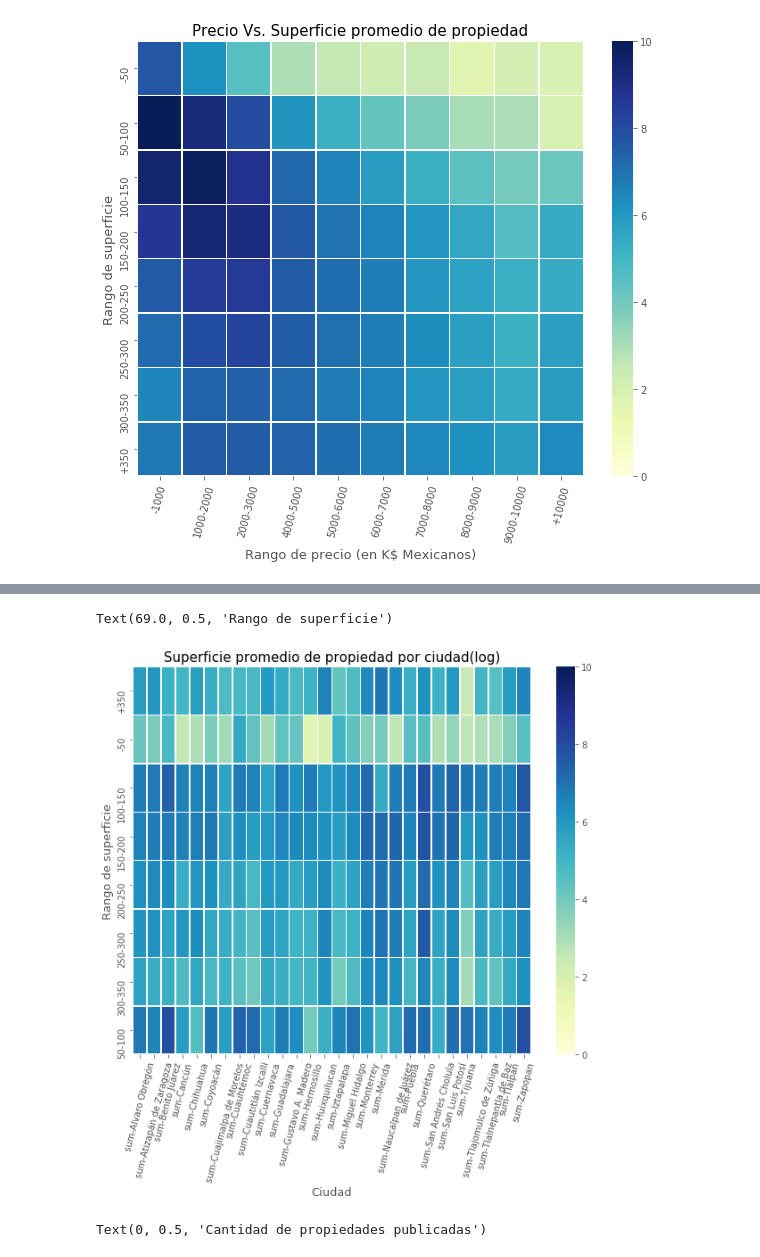
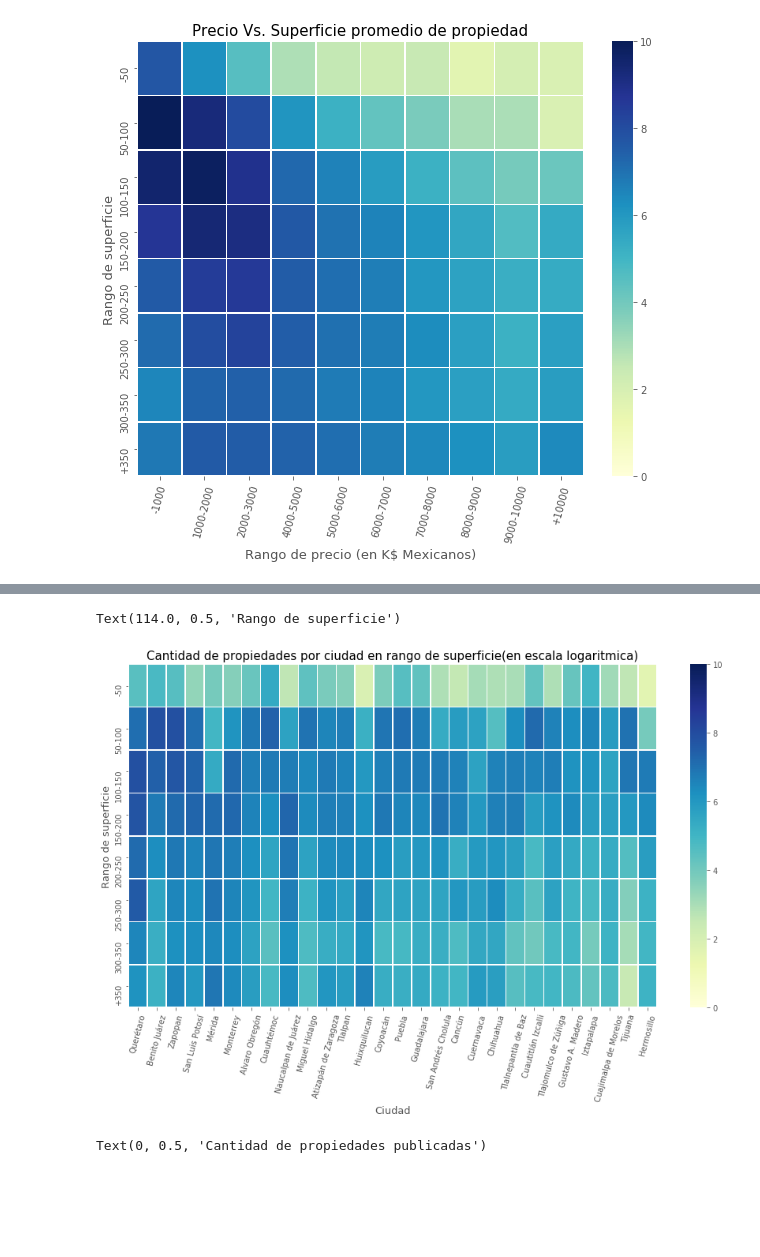
Before and after one commit to PBrrtrn/7506-organizacion-de-datos, a Jupyter notebook: src/exp/Exploracion_por_superficie.ipynb, the cells around one changed output, grey strips where cells are left out. Drawn from its saved outputs; the diff is of its cells as text; code cells hidden in the pictures; blank space fills up the shorter version.

```diff
--- a/src/exp/Exploracion_por_superficie.ipynb
+++ b/src/exp/Exploracion_por_superficie.ipynb
@@ -125,4 +125,8 @@ ciudades = (data.ciudad.value_counts()>2500)
 ciudades = (ciudades[ciudades==True]).index
 
 data_ciudad = data.loc[data.ciudad.isin(ciudades)]
-sup_vs_ciudad = data_ciudad.groupby(['rango_superficie','ciudad']).agg({'sum':'sum'}).unstack()
+sup_vs_ciudad = data_ciudad.groupby(['rango_superficie','ciudad']).agg({'sum':'sum'})
+new_idx_sup = ['-50','50-100','100-150','150-200','200-250','250-300','300-350','+350']
+sup_vs_ciudad = sup_vs_ciudad.reindex(ciudades,level=1)
+sup_vs_ciudad = sup_vs_ciudad.reindex(new_idx_sup,level=0).unstack()
+sup_vs_ciudad.head()
@@ -129,16 +143,17 @@ sup_vs_ciudad = data_ciudad.groupby(['rango_superficie','ciudad']).agg({'sum':'s
 # %%
 sup_vs_ciudad = sup_vs_ciudad.applymap(lambda x: np.log(x))
+sup_vs_ciudad.columns = sup_vs_ciudad.columns.droplevel()
 # %%
-plt.figure(figsize=(10,8))
+plt.figure(figsize=(15,8))
 g = sns.heatmap(sup_vs_ciudad, vmin = 0, vmax=10, cmap= "YlGnBu", linewidths=.5)
 plt.xticks(rotation=75)
-g.set_title("Superficie promedio de propiedad por ciudad(log)", fontsize=15)
+g.set_title("Cantidad de propiedades por ciudad en rango de superficie(en escala logaritmica)", fontsize=15)
 g.set_xlabel("Ciudad", fontsize=13)
 g.set_ylabel("Rango de superficie", fontsize=13)
 #FALTA ORDENAR EL INDICE VERTICAL
 # %% [output]
-Text(69.0, 0.5, 'Rango de superficie')
+Text(114.0, 0.5, 'Rango de superficie')
-[figure, old version]
+[figure, new version]
 # %%
 sup = data.groupby('rango_superficie').agg({'sum':'sum'})
 new_idx = ['-50','50-100','100-150','150-200','200-250','250-300','300-350','+350']
```
Also changed, not shown: parts of 13 cells of this notebook, 2 other files.
